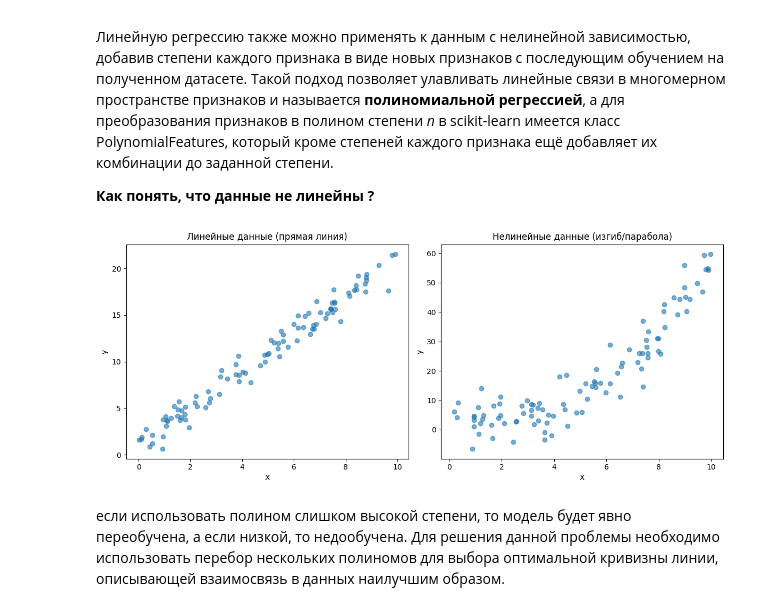
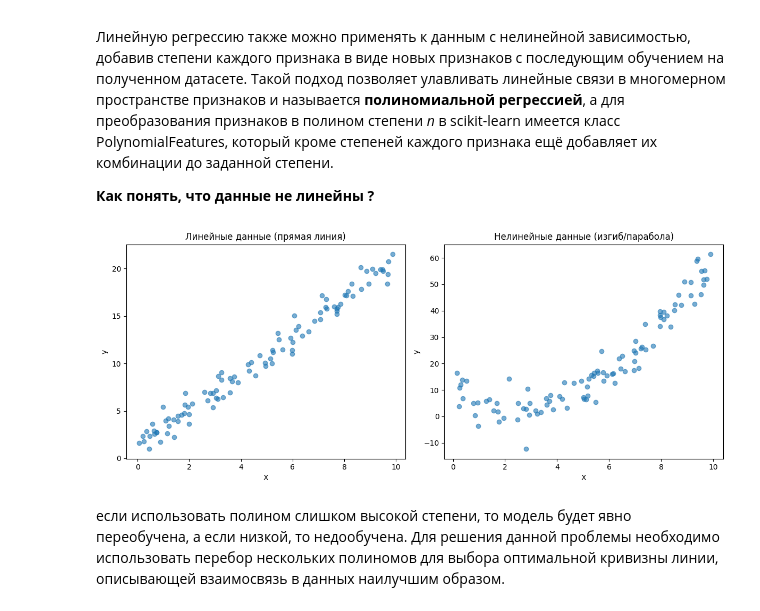
Before and after one commit to AndrewKr123/Ml, a Jupyter notebook: tutorials/linearregression.ipynb, the cells around one changed output. Saved outputs shown, nothing was run; the diff lists cells and outputs as text; code cells hidden in the pictures.

```diff
--- a/linearregression.ipynb
+++ b/tutorials/linearregression.ipynb
@@ -262,33 +239,33 @@ else:
 # %%
 import numpy as np
 import matplotlib.pyplot as plt
-np.random.randint(42)
+np.random.seed(42)
 
 # Линейные данные
 X_linear = np.random.rand(100, 1) * 10
 y_linear = 2 * X_linear.squeeze() + 1 + np.random.randn(100) * 1
 
 # Нелинейные данные (квадратичные)
 
 X_nonlinear = np.random.rand(100, 1) * 10
 y_nonlinear = X_nonlinear.squeeze()**2 - 5 * X_nonlinear.squeeze() + 10 + np.random.randn(100) * 5
 
 fig, (ax1, ax2) = plt.subplots(1, 2, figsize=(12, 5))
 
 ax1.scatter(X_linear, y_linear, alpha=0.6)
 ax1.set_title("Линейные данные (прямая линия)")
 ax1.set_xlabel("X")
 ax1.set_ylabel("y")
 
 ax2.scatter(X_nonlinear, y_nonlinear, alpha=0.6)
 ax2.set_title("Нелинейные данные (изгиб/парабола)")
 ax2.set_xlabel("X")
 ax2.set_ylabel("y")
 
 plt.tight_layout()
 plt.show()
 # %% [output]
-[figure, old version]
+[figure, new version]
 # %% [markdown]
 если использовать полином слишком высокой степени, то модель будет явно переобучена, а если низкой, то недообучена. Для решения данной проблемы необходимо использовать перебор нескольких полиномов для выбора оптимальной кривизны линии, описывающей взаимосвязь в данных наилучшим образом.
 # %%
```
Also changed, not shown: parts of 2 cells of this notebook, 5 other files.
